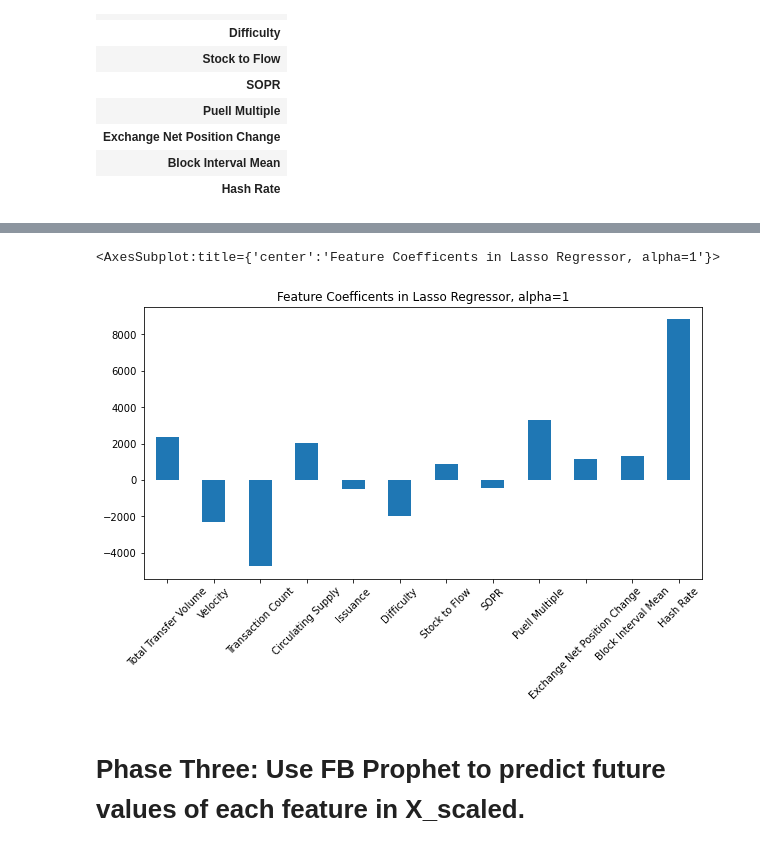
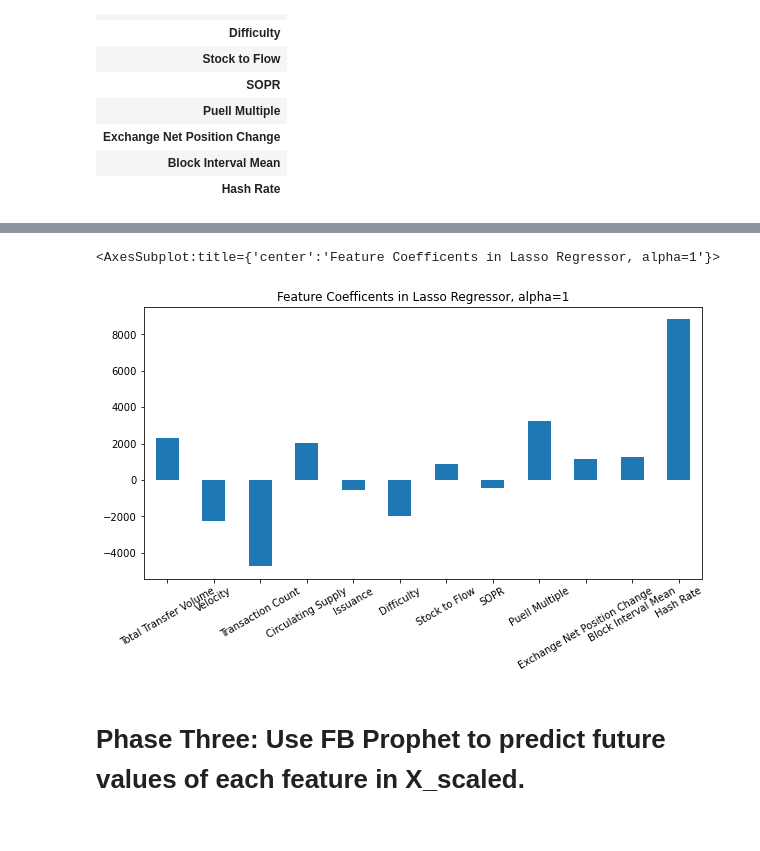
Before and after one commit to Jyou965/machine_learning_on_chain_analysis_price_prediction_btc, a Jupyter notebook: main_code.ipynb, the cells around one changed output, grey strips where cells are left out. Drawn from its saved outputs; the diff is of its cells as text; code cells hidden in the pictures.

```diff
--- a/main_code.ipynb
+++ b/main_code.ipynb
@@ -1089,14 +1092,14 @@ coefficient_df
 # %%
 coefficient_df['Coefficient_lr'].plot(
     kind='bar',
     figsize=(10, 5),
     title="Feature Coefficents in Lasso Regressor, alpha=1",
     #color="blue",
-    rot=45
+    rot=30
 )
 # %% [output]
 <AxesSubplot:title={'center':'Feature Coefficents in Lasso Regressor, alpha=1'}>
-[figure, old version]
+[figure, new version]
 # %% [markdown]
 # Phase Three: Use FB Prophet to predict future values of each feature in X_scaled.
 # %%
```
Also changed, not shown: parts of 46 cells of this notebook, 18 other files.
